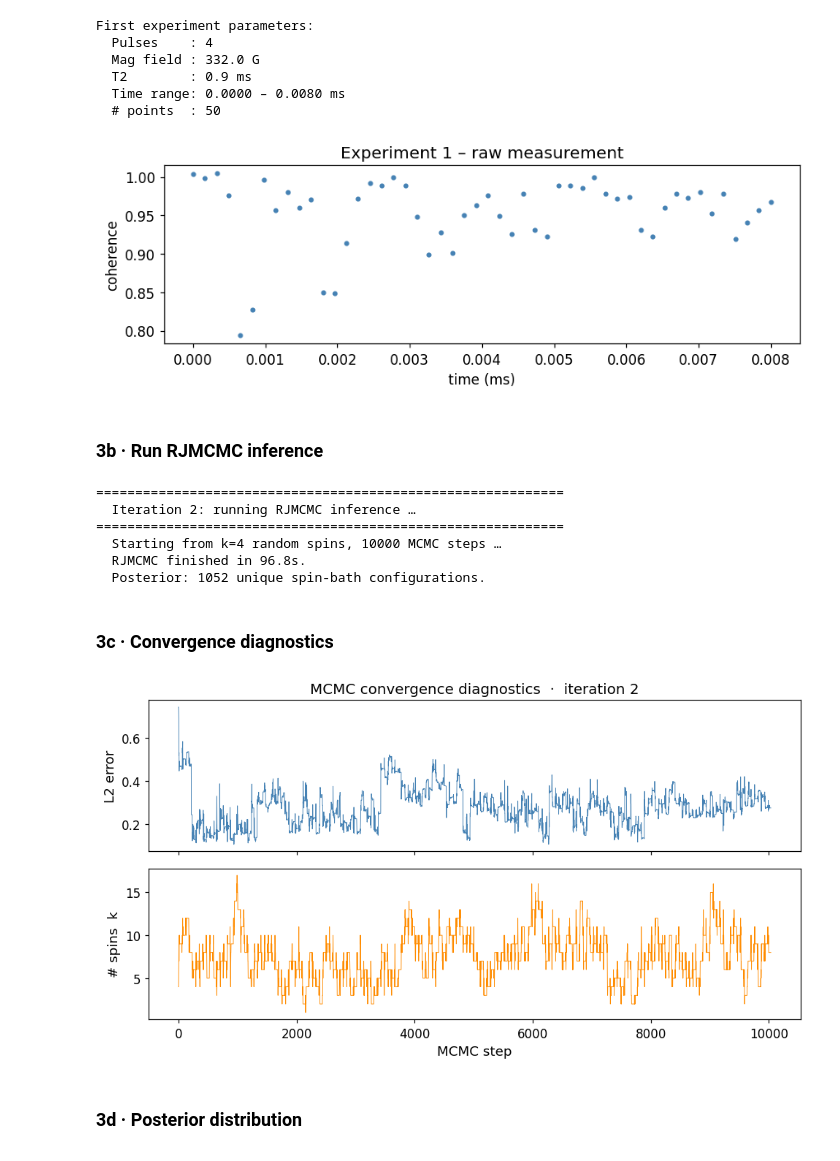
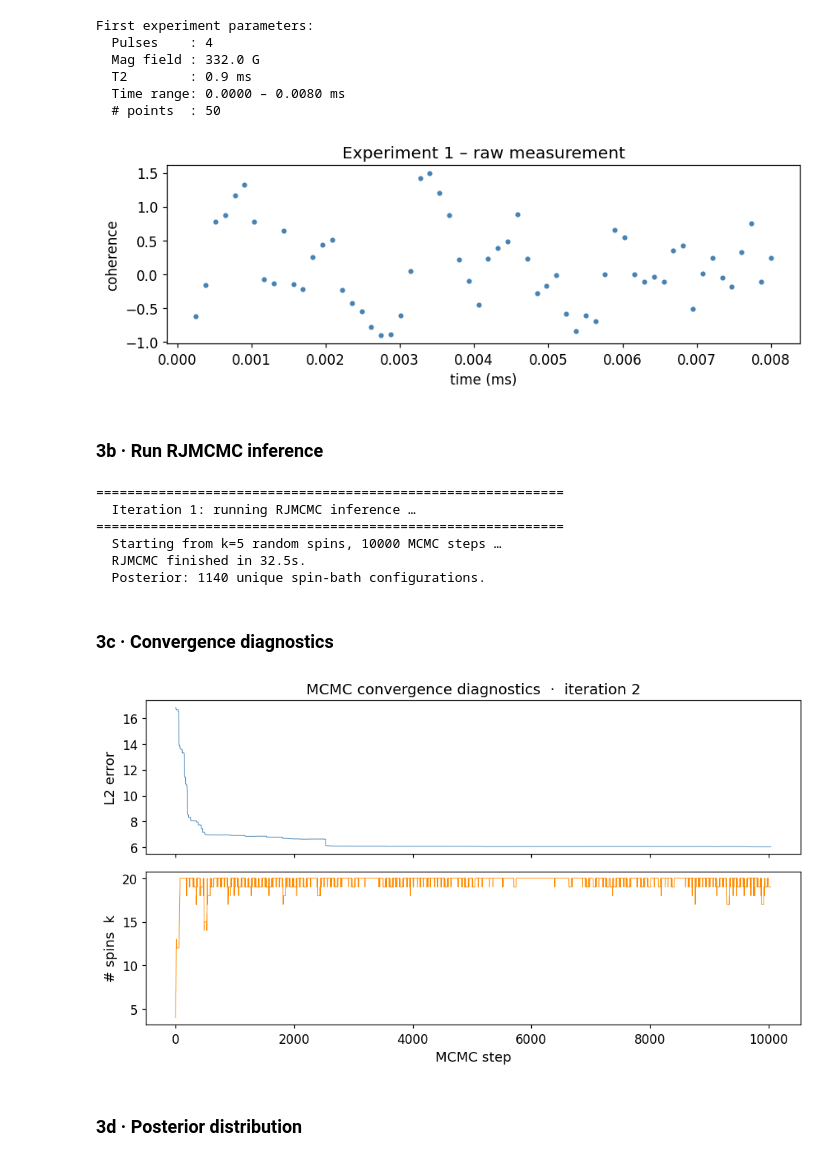
Before and after one commit to pabigail/nuclear-spin-recovery, a Jupyter notebook: spin_bath_inference_workflow.ipynb, the cells around one changed output. Saved outputs shown, nothing was run; the diff lists cells and outputs as text; code cells hidden in the pictures.

Commit message:
added exp data XY4 initial

```diff
--- a/spin_bath_inference_workflow.ipynb
+++ b/spin_bath_inference_workflow.ipynb
@@ -74,7 +75,7 @@ config = default_config()   # start from sensible defaults, then override:
 # ── Hyperfine spin library ────────────────────────────────────────────────────
 config["hf_file"]       = "nv-2.txt"   # path to your ab-initio HF file
 config["strong_thresh"] = 250.0        # kHz  – remove spins stronger than this
-config["weak_thresh"]   = 10.0         # kHz  – remove spins weaker than this
+config["weak_thresh"]   = 5.0         # kHz  – remove spins weaker than this
 
 # ── First experiment ──────────────────────────────────────────────────────────
 config["init_num_pulses"] = 4          # number of DD pulses
@@ -164,33 +165,37 @@ First experiment parameters:
 # %%
 # ─────────────────────────────────────────────────────────────────────────────
 #  OPTION A  – Simulation (testing / validation)
 # ─────────────────────────────────────────────────────────────────────────────
-coherence_data_1 = simulate_coherence_data(
-    spin_list  = config["ground_truth_spins"],
-    exp_params = exp1,
-    hf_df      = state["hf_df"],
-    seed       = config["random_seed"],
-)
+# coherence_data_1 = simulate_coherence_data(|
+#     spin_list  = config["ground_truth_spins"],
+#     exp_params = exp1,
+#     hf_df      = state["hf_df"],
+#     seed       = config["random_seed"],
+# )
 
 # ─────────────────────────────────────────────────────────────────────────────
 #  OPTION B  – Real experimental data
 #  Uncomment and replace with your measured time and signal arrays:
 # ─────────────────────────────────────────────────────────────────────────────
-# times_meas  = np.load("exp1_times.npy")    # 1-D array (ms)
-# signal_meas = np.load("exp1_signal.npy")   # 1-D array (coherence, ~[-1,1])
-# times_meas, signal_meas = load_coherence_data_from_arrays(times_meas, signal_meas)
-# coherence_data_1 = [signal_meas]
+with open('exp_data/XY4_exp1_time.pkl', 'rb') as file:
+    times_meas  = pkl.load(file)    # 1-D array (ms)
+
+with open('exp_data/XY4_exp1_coherence.pkl', 'rb') as file:
+    signal_meas = pkl.load(file)   # 1-D array (coherence, ~[-1,1])
+times_meas, signal_meas = load_coherence_data_from_arrays(times_meas, signal_meas)
+coherence_data_1 = [signal_meas]
+exp1['timepoints'] = np.array([times_meas])
 
 # Plot the raw data
 plt.figure(figsize=(8, 3))
-plt.plot(exp1["timepoints"][0], coherence_data_1[0], ".", ms=6, color="steelblue")
+plt.plot(times_meas, signal_meas, ".", ms=6, color="steelblue")
 plt.xlabel("time (ms)")
 plt.ylabel("coherence")
 plt.title("Experiment 1 – raw measurement")
 plt.tight_layout()
 plt.show()
 # %% [output]
-[figure, old version]
+[figure, new version]
 # %% [markdown]
 ### 3b · Run RJMCMC inference
 # %%
@@ -202,17 +207,17 @@ state = run_inference(
 )
 # %% [output]
 ============================================================
-  Iteration 2: running RJMCMC inference …
+  Iteration 1: running RJMCMC inference …
 ============================================================
-  Starting from k=4 random spins, 10000 MCMC steps …
-  RJMCMC finished in 96.8s.
-  Posterior: 1052 unique spin-bath configurations.
+  Starting from k=5 random spins, 10000 MCMC steps …
+  RJMCMC finished in 32.5s.
+  Posterior: 1140 unique spin-bath configurations.
 # %% [markdown]
 ### 3c · Convergence diagnostics
 # %%
 plot_convergence(state)
 # %% [output]
-[figure, old version]
+[figure, new version]
 # %% [markdown]
 ### 3d · Posterior distribution
 # %%
```
Also changed, not shown: parts of 3 cells of this notebook, 5 other files.
